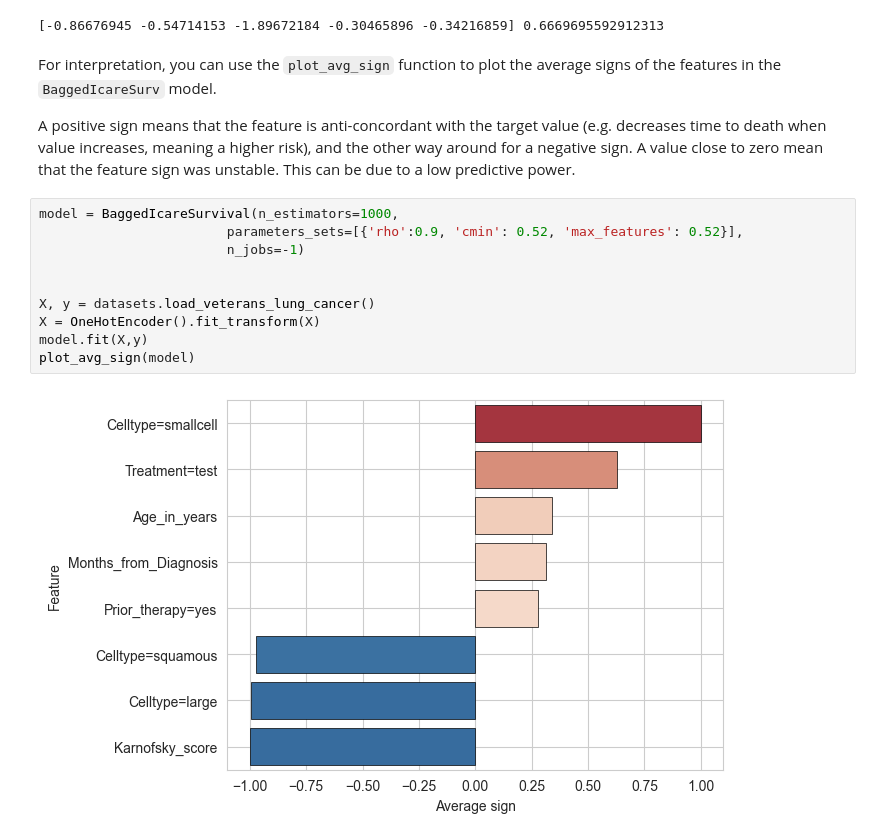
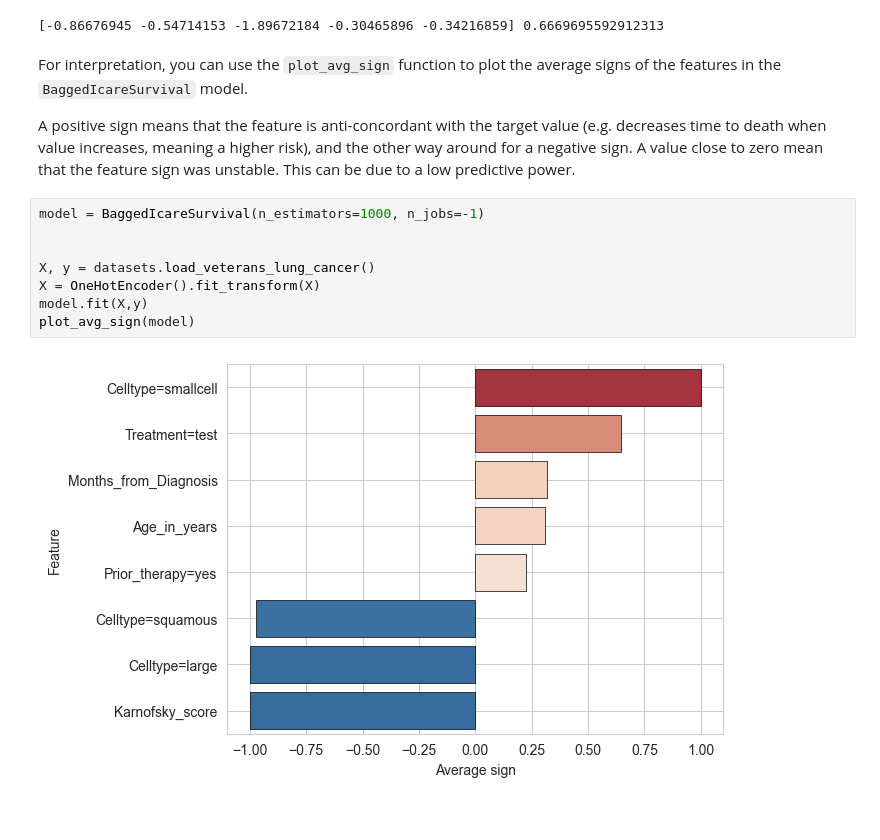
Before and after one commit to Lrebaud/ICARE, a Jupyter notebook: notebook/survival_examples.ipynb, the cells around one changed output. Drawn from its saved outputs; the diff is of its cells as text.

```diff
--- a/notebook/survival_examples.ipynb
+++ b/notebook/survival_examples.ipynb
@@ -82,18 +82,16 @@ print(pred[:5], harrell_cindex(y, pred))
 # %% [output]
 [-0.86676945 -0.54714153 -1.89672184 -0.30465896 -0.34216859] 0.6669695592912313
 # %% [markdown]
-For interpretation, you can use the `plot_avg_sign` function to plot the average signs of the features in the `BaggedIcareSurv` model.
+For interpretation, you can use the `plot_avg_sign` function to plot the average signs of the features in the `BaggedIcareSurvival` model.
 
 A positive sign means that the feature is anti-concordant with the target value (e.g. decreases time to death when value increases, meaning a higher risk), and the other way around for a negative sign. A value close to zero mean that the feature sign was unstable. This can be due to a low predictive power.
 # %%
-model = BaggedIcareSurvival(n_estimators=1000,
-                        parameters_sets=[{'rho':0.9, 'cmin': 0.52, 'max_features': 0.52}],
-                        n_jobs=-1)
+model = BaggedIcareSurvival(n_estimators=1000, n_jobs=-1)
 
 
 X, y = datasets.load_veterans_lung_cancer()
 X = OneHotEncoder().fit_transform(X)
 model.fit(X,y)
 plot_avg_sign(model)
 # %% [output]
-[figure, old version]
+[figure, new version]
```
Also changed, not shown: parts of 4 cells of this notebook, 3 other files.
